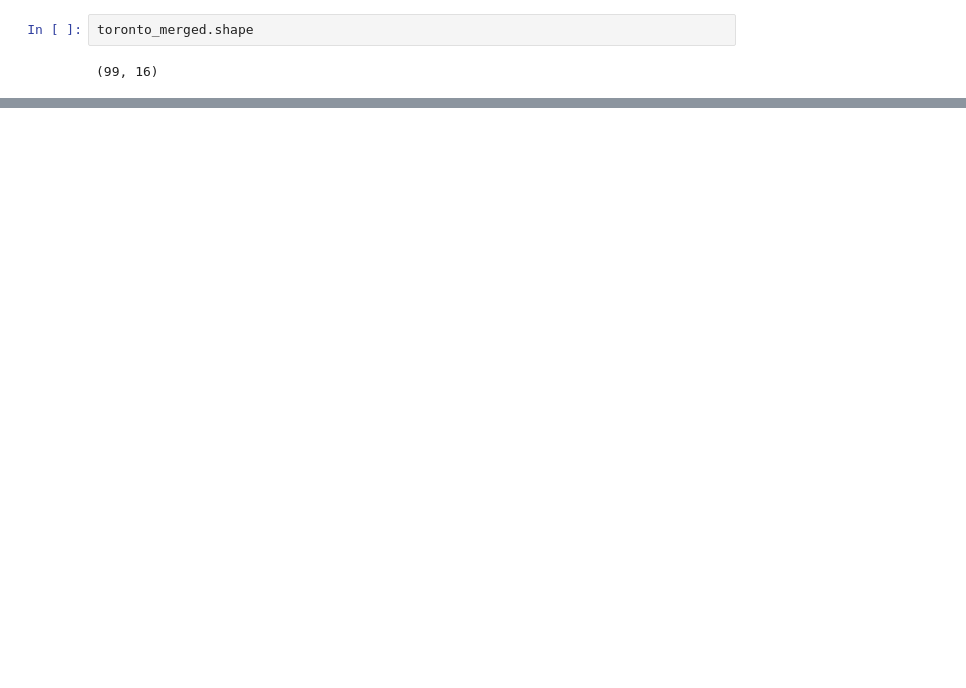
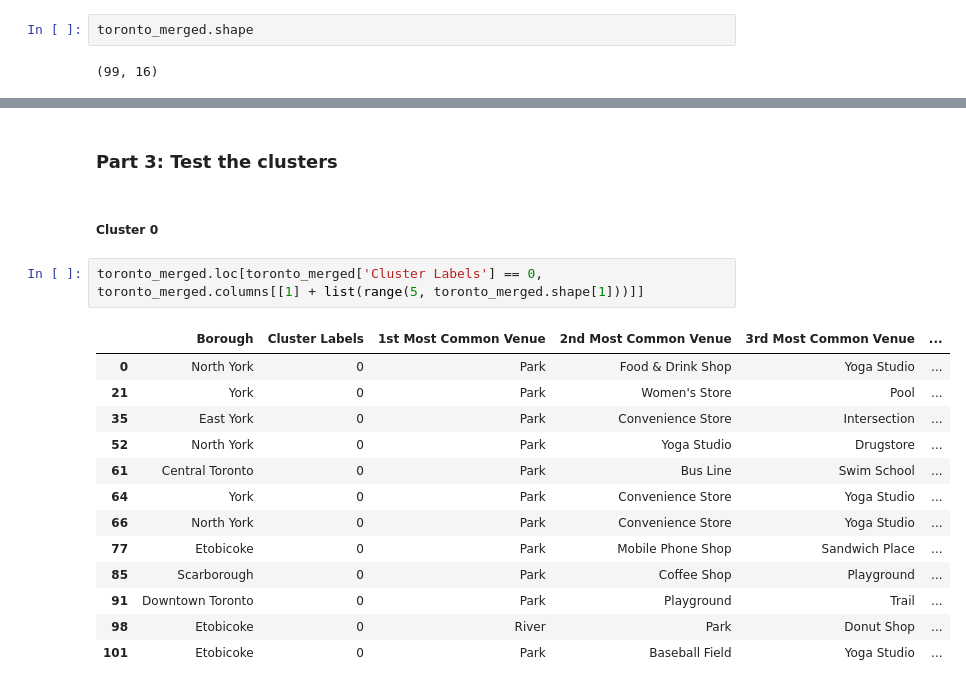
Before and after one commit to asLashin/Coursera_Capstone, a Jupyter notebook: Capstone Project: opening a New CoffeeShop Chain C.ipynb, the cells around one changed output, grey strips where cells are left out. Cells and saved outputs as stored; diff of their text form; blank space fills up the shorter version.

```diff
--- a/Capstone Project: opening a New CoffeeShop Chain C.ipynb
+++ b/Capstone Project: opening a New CoffeeShop Chain C.ipynb
@@ -476,3 +476,23 @@ for lat, lon, poi, cluster in zip(toronto_merged['Latitude'], toronto_merged['Lo
 map_clusters
 # %% [output]
 [interactive output not drawn]
+# %% [markdown]
+### Part 3: Test the clusters
+# %% [markdown]
+##### Cluster 0
+# %%
+toronto_merged.loc[toronto_merged['Cluster Labels'] == 0, toronto_merged.columns[[1] + list(range(5, toronto_merged.shape[1]))]]
+# %% [output]
+|  | Borough | Cluster Labels | 1st Most Common Venue | 2nd Most Common Venue | 3rd Most Common Venue | ... |
+| 0 | North York | 0 | Park | Food & Drink Shop | Yoga Studio | ... |
+| 21 | York | 0 | Park | Women's Store | Pool | ... |
+| 35 | East York | 0 | Park | Convenience Store | Intersection | ... |
+| 52 | North York | 0 | Park | Yoga Studio | Drugstore | ... |
+| 61 | Central Toronto | 0 | Park | Bus Line | Swim School | ... |
+| 64 | York | 0 | Park | Convenience Store | Yoga Studio | ... |
+| 66 | North York | 0 | Park | Convenience Store | Yoga Studio | ... |
+| 77 | Etobicoke | 0 | Park | Mobile Phone Shop | Sandwich Place | ... |
+| 85 | Scarborough | 0 | Park | Coffee Shop | Playground | ... |
+| 91 | Downtown Toronto | 0 | Park | Playground | Trail | ... |
+| 98 | Etobicoke | 0 | River | Park | Donut Shop | ... |
+| 101 | Etobicoke | 0 | Park | Baseball Field | Yoga Studio | ... |
```
Also changed, not shown: parts of 8 cells of this notebook.
